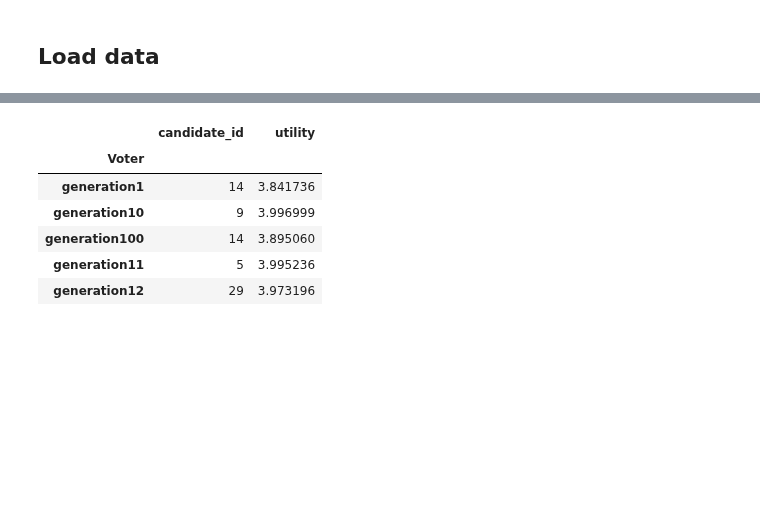
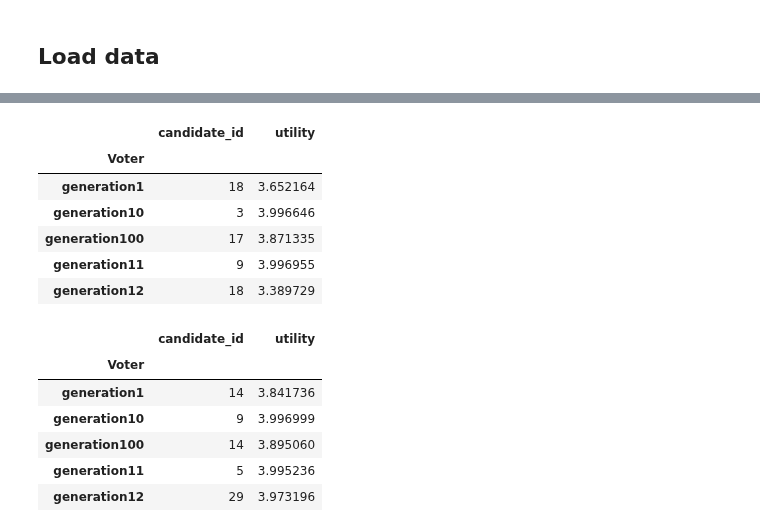
Before and after one commit to aaron-sandoval/generative_social_choice, a Jupyter notebook: generative_social_choice/plots/generate_plots.ipynb, the cells around one changed output, grey strips where cells are left out. Cells and saved outputs as stored; diff of their text form; code cells hidden in the pictures; blank space fills up the shorter version.

```diff
--- a/generative_social_choice/plots/generate_plots.ipynb
+++ b/generative_social_choice/plots/generate_plots.ipynb
@@ -60 +65,15 @@ baseline_assignment_data.keys()
+# %%
+# bjr_with_baseline_embeddings_paths = get_results_paths(labelling_model=LABELLING_MODEL, embedding_type="seed_statement", baseline=False)
+
+bjr_with_baseline_embeddings_path =  get_base_dir_path() / "data/demo_data/2025-05-29-232314__generate_slate_via_fish_nn" / "info.csv"
+bjr_with_baseline_embeddings = extract_voter_utilities_from_info_csv(bjr_with_baseline_embeddings_path)
+bjr_with_baseline_embeddings.head()
+# %% [output]
+|  | candidate_id | utility |
+| Voter |  |  |
+| generation1 | 18 | 3.652164 |
+| generation10 | 3 | 3.996646 |
+| generation100 | 17 | 3.871335 |
+| generation11 | 9 | 3.996955 |
+| generation12 | 18 | 3.389729 |
 # %%
```
Also changed, not shown: parts of 3 cells of this notebook, 4 other files.
